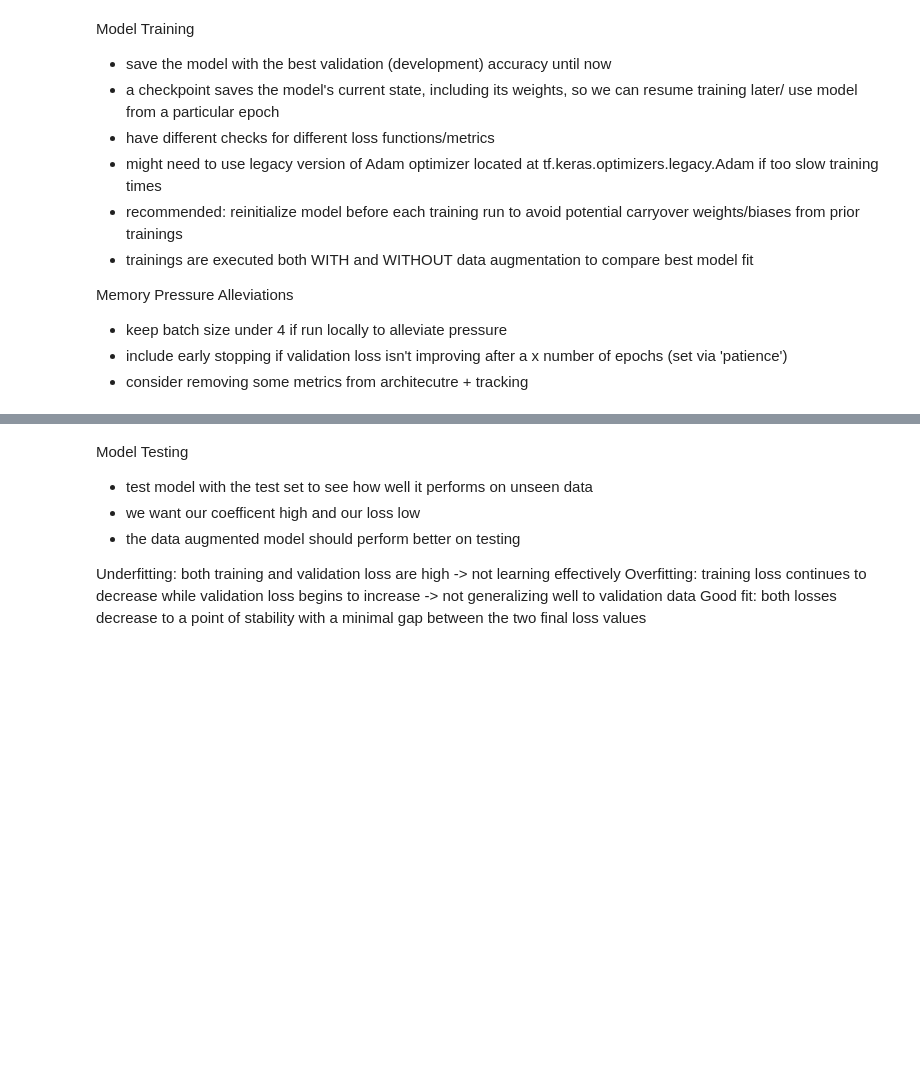
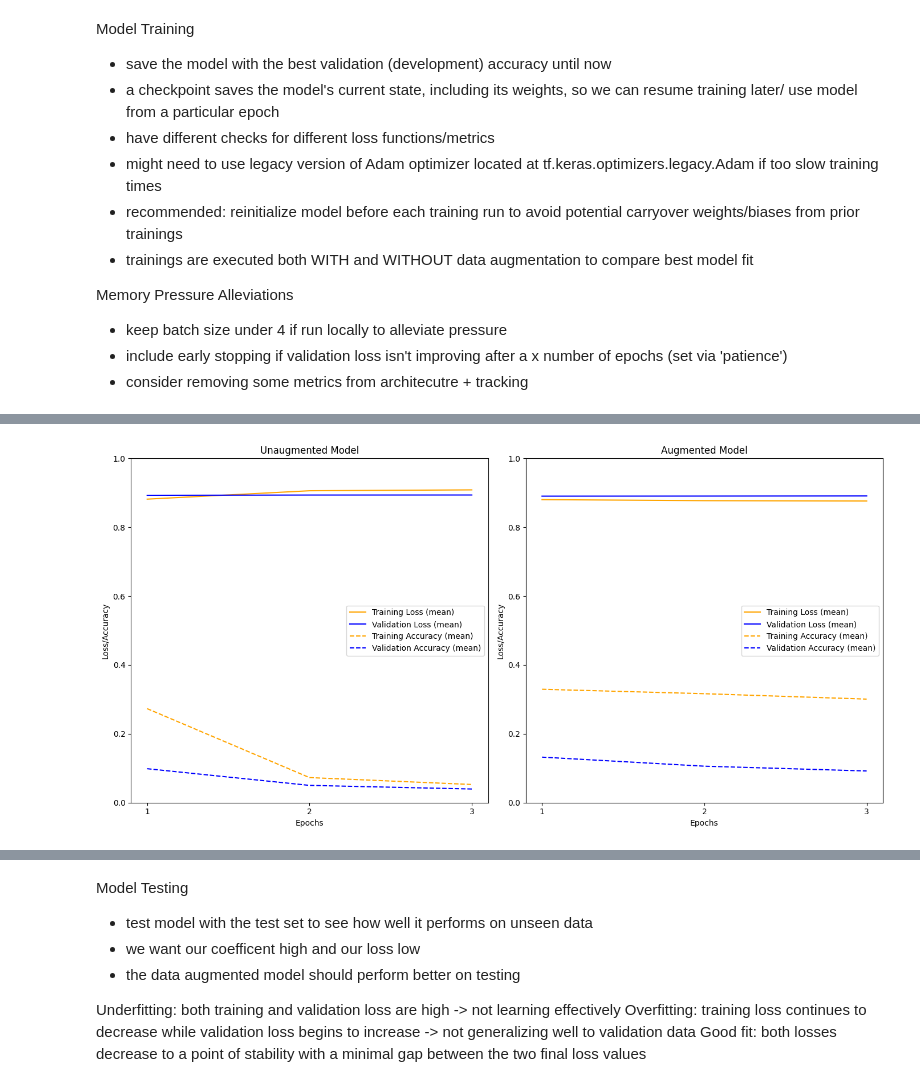
Before and after one commit to eliznemeti/Brain-Tumor-Segmentation, a Jupyter notebook: model_notebooks/UNET_latest_vers.ipynb, the cells around one changed output, grey strips where cells are left out. Cells and saved outputs as stored; diff of their text form; code cells hidden in the pictures; blank space fills up the shorter version.

```diff
--- a/model_notebooks/UNET_latest_vers.ipynb
+++ b/model_notebooks/UNET_latest_vers.ipynb
@@ -808,0 +1335,42 @@ plt.show()
+# %%
+loss_with_aug = history_with_aug.history['mean_loss']
+val_loss_with_aug = history_with_aug.history['val_loss']
+accuracy_with_aug = history_with_aug.history['mean_accuracy']
+val_accuracy_with_aug = history_with_aug.history['val_mean_accuracy_metric']
+
+loss_without_aug = history_without_aug.history['mean_loss']
+val_loss_without_aug = history_without_aug.history['val_loss']
+accuracy_without_aug = history_without_aug.history['mean_accuracy']
+val_accuracy_without_aug = history_without_aug.history['val_mean_accuracy_metric']
+
+epochs = range(1, len(loss_with_aug) + 1)
+fig, (ax1, ax2) = plt.subplots(1, 2, figsize=(14, 7))
+
+# unaugmented model
+ax1.plot(epochs, loss_without_aug, color="orange", linestyle="-", label='Training Loss (mean)')
+ax1.plot(epochs, val_loss_without_aug, color="blue", linestyle="-", label='Validation Loss (mean)')
+ax1.plot(epochs, accuracy_without_aug, color="orange", linestyle="--", label='Training Accuracy (mean)')
+ax1.plot(epochs, val_accuracy_without_aug, color="blue", linestyle="--", label='Validation Accuracy (mean)')
+ax1.set_title('Unaugmented Model')
+ax1.set_xlabel('Epochs')
+ax1.set_ylabel('Loss/Accuracy')
+ax1.set_ylim(0, 1)
+ax1.set_xticks(epochs)
+ax1.legend()
+
+# augmented model
+ax2.plot(epochs, loss_with_aug, color="orange", linestyle="-", label='Training Loss (mean)')
+ax2.plot(epochs, val_loss_with_aug, color="blue", linestyle="-", label='Validation Loss (mean)')
+ax2.plot(epochs, accuracy_with_aug, color="orange", linestyle="--", label='Training Accuracy (mean)')
+ax2.plot(epochs, val_accuracy_with_aug, color="blue", linestyle="--", label='Validation Accuracy (mean)')
+ax2.set_title('Augmented Model')
+ax2.set_xlabel('Epochs')
+ax2.set_ylabel('Loss/Accuracy')
+ax2.set_ylim(0, 1)
+ax2.set_xticks(epochs)
+ax2.legend()
+
+plt.tight_layout()
+plt.show()
+# %% [output]
+[figure, added]
```
Also changed, not shown: parts of 44 cells of this notebook, 2 other files.
